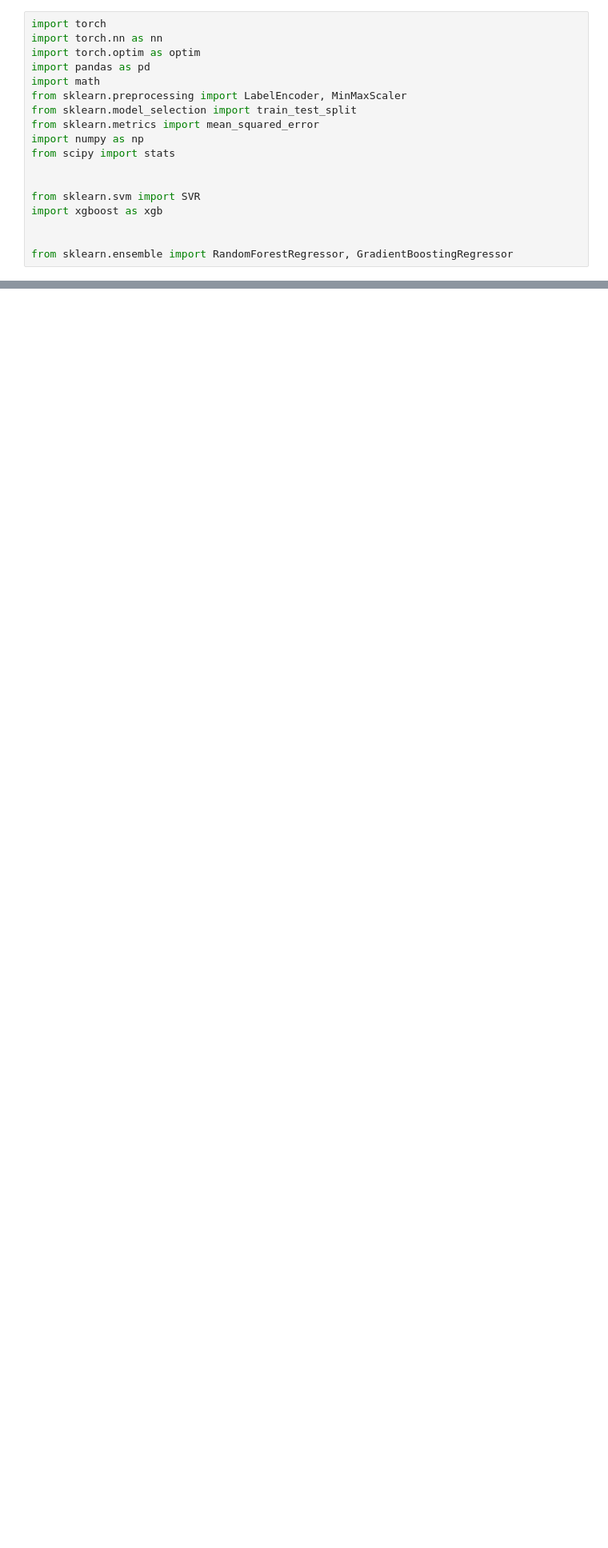
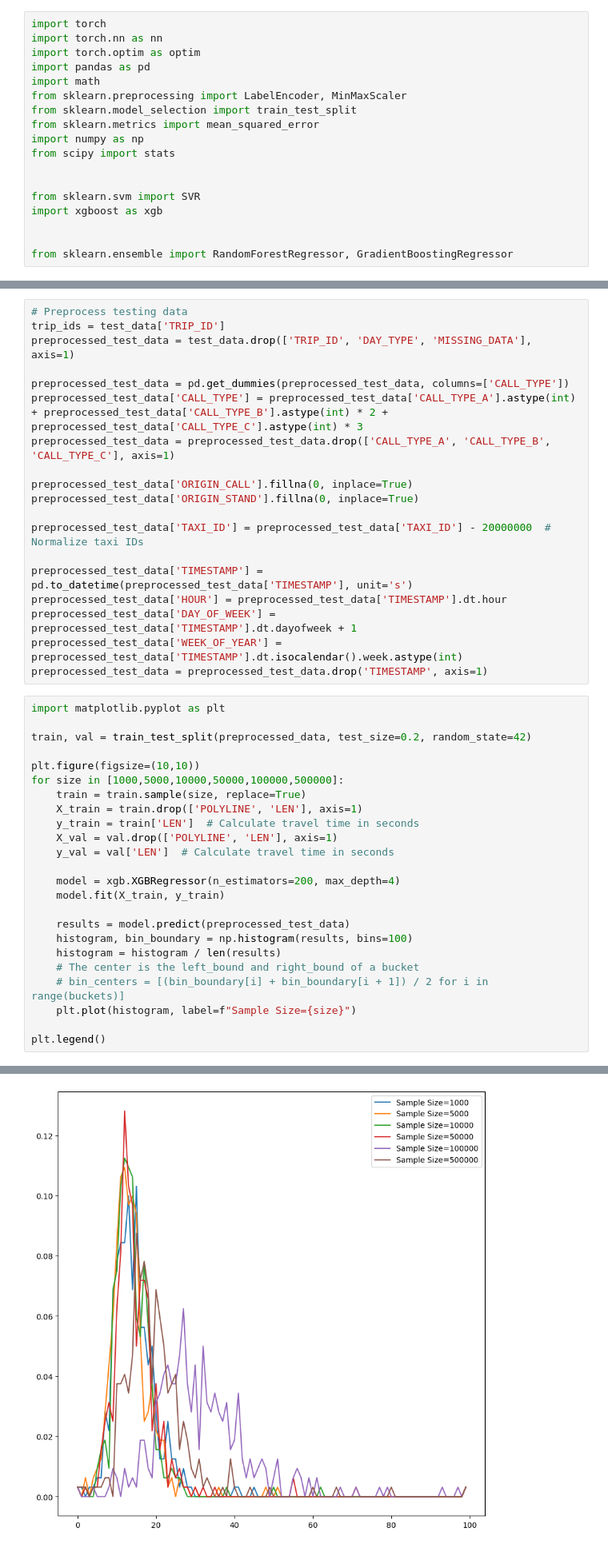
Before and after one commit to shishir03/kaggle-comp, a Jupyter notebook: RFR.ipynb, the cells around one changed output, grey strips where cells are left out. Shown at 80% size. Saved outputs shown, nothing was run; the diff lists cells and outputs as text; blank space fills up the shorter version.

```diff
--- a/RFR.ipynb
+++ b/RFR.ipynb
@@ -286,0 +151,44 @@ with open("submission.csv", 'w') as csvfile:
+# %%
+# Preprocess testing data
+trip_ids = test_data['TRIP_ID']
+preprocessed_test_data = test_data.drop(['TRIP_ID', 'DAY_TYPE', 'MISSING_DATA'], axis=1)
+
+preprocessed_test_data = pd.get_dummies(preprocessed_test_data, columns=['CALL_TYPE'])
+preprocessed_test_data['CALL_TYPE'] = preprocessed_test_data['CALL_TYPE_A'].astype(int) + preprocessed_test_data['CALL_TYPE_B'].astype(int) * 2 + preprocessed_test_data['CALL_TYPE_C'].astype(int) * 3
+preprocessed_test_data = preprocessed_test_data.drop(['CALL_TYPE_A', 'CALL_TYPE_B', 'CALL_TYPE_C'], axis=1)
+
+preprocessed_test_data['ORIGIN_CALL'].fillna(0, inplace=True)
+preprocessed_test_data['ORIGIN_STAND'].fillna(0, inplace=True)
+
+preprocessed_test_data['TAXI_ID'] = preprocessed_test_data['TAXI_ID'] - 20000000  # Normalize taxi IDs
+
+preprocessed_test_data['TIMESTAMP'] = pd.to_datetime(preprocessed_test_data['TIMESTAMP'], unit='s')
+preprocessed_test_data['HOUR'] = preprocessed_test_data['TIMESTAMP'].dt.hour
+preprocessed_test_data['DAY_OF_WEEK'] = preprocessed_test_data['TIMESTAMP'].dt.dayofweek + 1
+preprocessed_test_data['WEEK_OF_YEAR'] = preprocessed_test_data['TIMESTAMP'].dt.isocalendar().week.astype(int)
+preprocessed_test_data = preprocessed_test_data.drop('TIMESTAMP', axis=1)
+# %%
+import matplotlib.pyplot as plt
+
+train, val = train_test_split(preprocessed_data, test_size=0.2, random_state=42)
+
+plt.figure(figsize=(10,10))
+for size in [1000,5000,10000,50000,100000,500000]:
+    train = train.sample(size, replace=True)
+    X_train = train.drop(['POLYLINE', 'LEN'], axis=1)
+    y_train = train['LEN']  # Calculate travel time in seconds
+    X_val = val.drop(['POLYLINE', 'LEN'], axis=1)
+    y_val = val['LEN']  # Calculate travel time in seconds
+
+    model = xgb.XGBRegressor(n_estimators=200, max_depth=4)
+    model.fit(X_train, y_train)
+
+    results = model.predict(preprocessed_test_data)
+    histogram, bin_boundary = np.histogram(results, bins=100)
+    histogram = histogram / len(results)
+    # The center is the left_bound and right_bound of a bucket
+    # bin_centers = [(bin_boundary[i] + bin_boundary[i + 1]) / 2 for i in range(buckets)]
+    plt.plot(histogram, label=f"Sample Size={size}")
+
+plt.legend()
+# %% [output]
@@ -286,0 +196 @@ with open("submission.csv", 'w') as csvfile:
+[figure, added]
```
Also changed, not shown: parts of 23 cells of this notebook, 7 other files.
